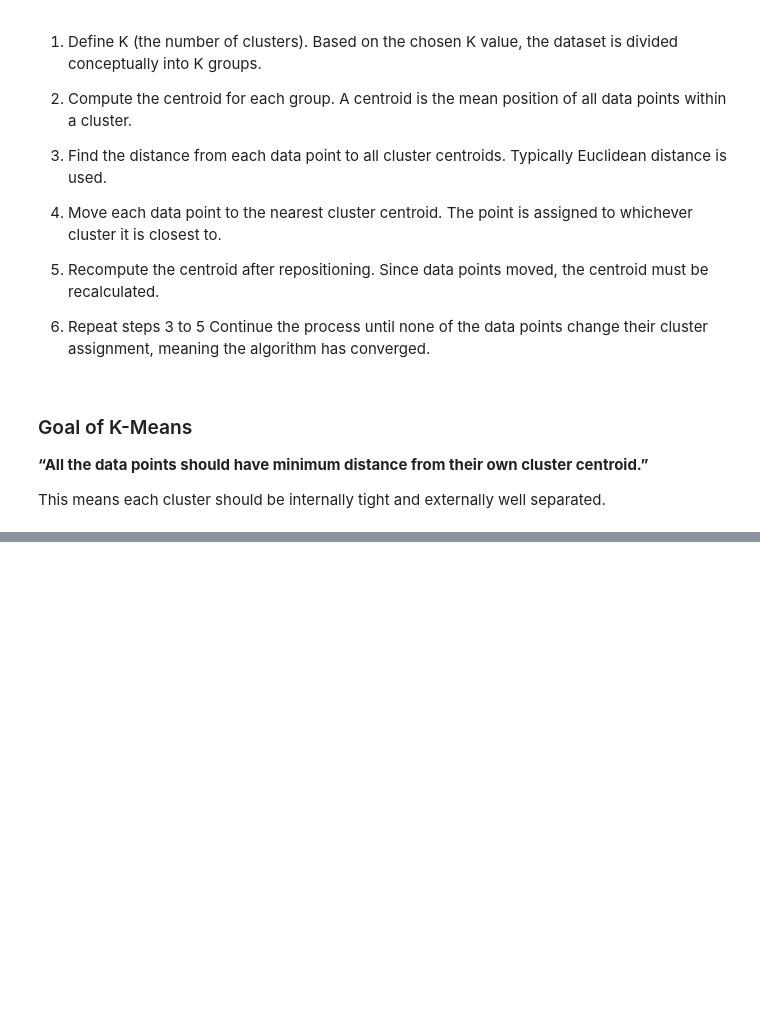
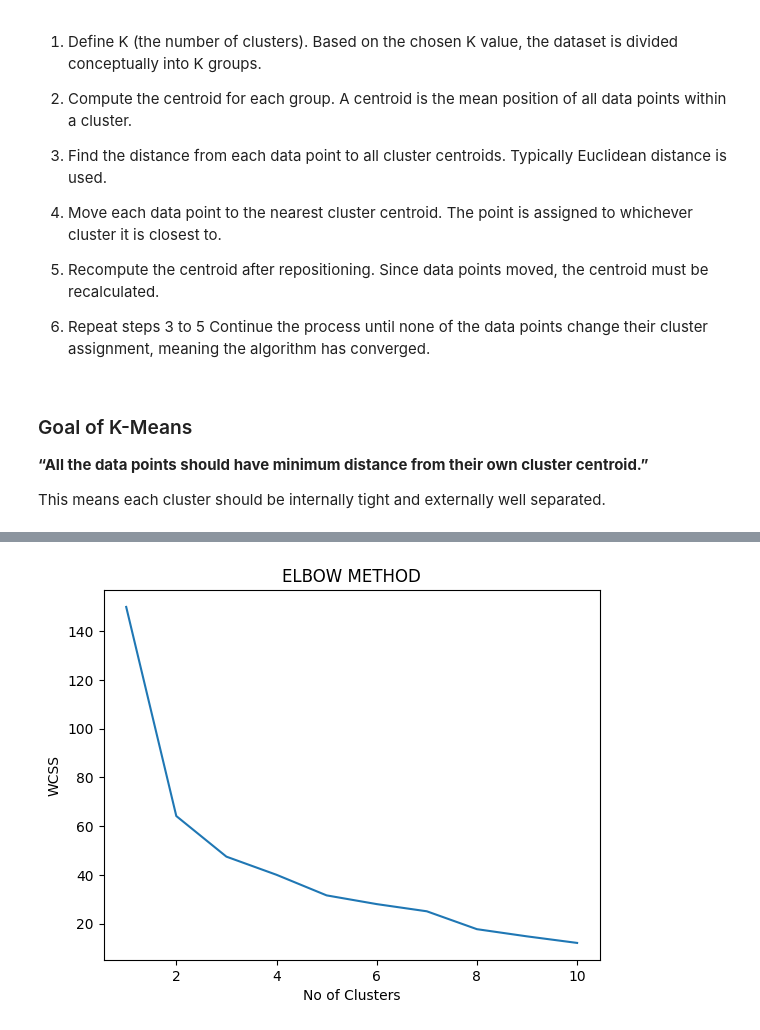
Before and after one commit to RangeshPandianPT/Data-Science_with-ML, a Jupyter notebook: Machine_Learning/K-Mean_Clustering.ipynb, the cells around one changed output, grey strips where cells are left out. Drawn from its saved outputs; the diff is of its cells as text; code cells hidden in the pictures; blank space fills up the shorter version.

```diff
--- a/Machine_Learning/K-Mean_Clustering.ipynb
+++ b/Machine_Learning/K-Mean_Clustering.ipynb
@@ -45,0 +55,3 @@ This means each cluster should be internally tight and externally well separated
+# %%
+Univ = pd.read_csv("Universities.csv")
+Univ
@@ -45,0 +76,5 @@ This means each cluster should be internally tight and externally well separated
+# %%
+from sklearn.preprocessing import StandardScaler
+scaled = StandardScaler()
+scaled_Univ_df = scaler.fit_transform(Univ.iloc[:,1:])
+print (scaled_Univ_df)
@@ -45,0 +103,7 @@ This means each cluster should be internally tight and externally well separated
+# %%
+wcss = []
+
+for i in range(1,11):
+    kmeans = KMeans(n_clusters=i,random_state=12)
+    kmeans.fit(scaled_Univ_df)
+    wcss.append(kmeans.inertia_)
@@ -45,0 +123,8 @@ This means each cluster should be internally tight and externally well separated
+# %%
+plt.plot(range(1,11),wcss)
+plt.title('ELBOW METHOD')
+plt.xlabel('No of Clusters')
+plt.ylabel('WCSS')
+plt.show()
+# %% [output]
+[figure, added]
```
Also changed, not shown: parts of 27 cells of this notebook.
